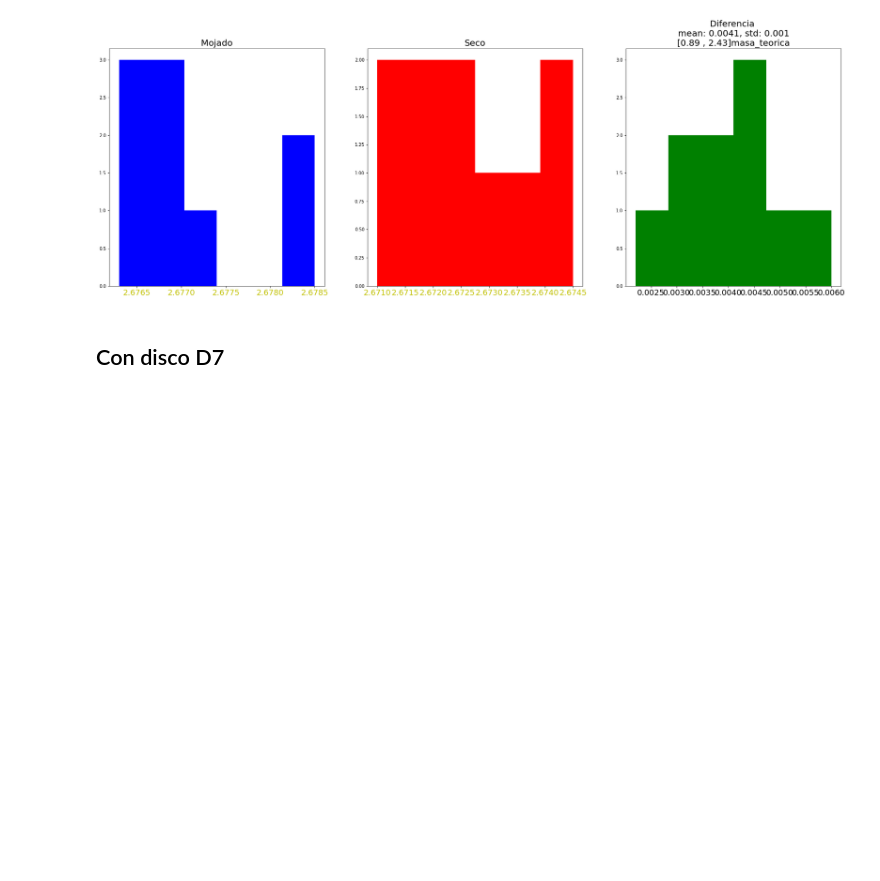
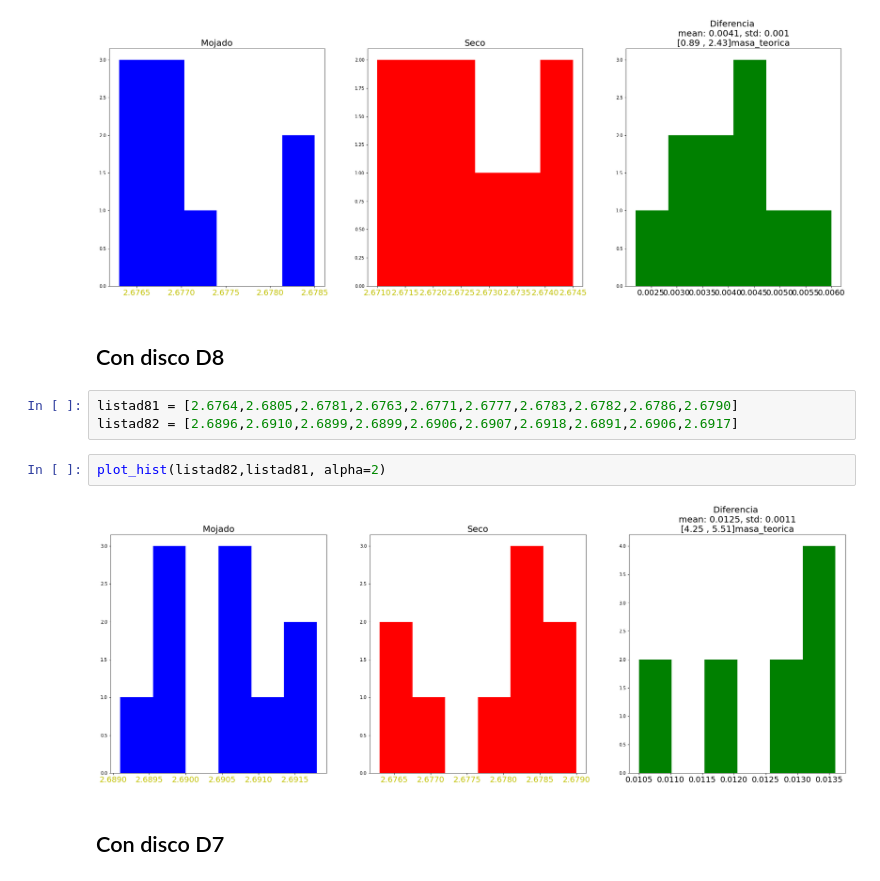
Before and after one commit to And2300/Trash, a Jupyter notebook: Experimento3.ipynb, the cells around one changed output. Saved outputs shown, nothing was run; the diff lists cells and outputs as text; blank space fills up the shorter version.

```diff
--- a/Experimento3.ipynb
+++ b/Experimento3.ipynb
@@ -92,6 +107,15 @@ listasd2 = [2.6767,2.6769,2.6785,2.6740,2.6764,2.6783,2.6763,2.6767,2.6764,2.677
 plot_hist(listasd2,listasd1, alpha=2)
 # %% [output]
 [figure]
+# %% [markdown]
+## Con disco D8
+# %%
+listad81 = [2.6764,2.6805,2.6781,2.6763,2.6771,2.6777,2.6783,2.6782,2.6786,2.6790]
+listad82 = [2.6896,2.6910,2.6899,2.6899,2.6906,2.6907,2.6918,2.6891,2.6906,2.6917]
+# %%
+plot_hist(listad82,listad81, alpha=2)
+# %% [output]
+[figure, added]
 # %% [markdown]
 ## Con disco D7
 # %%
```
Also changed, not shown: parts of 11 cells of this notebook.
